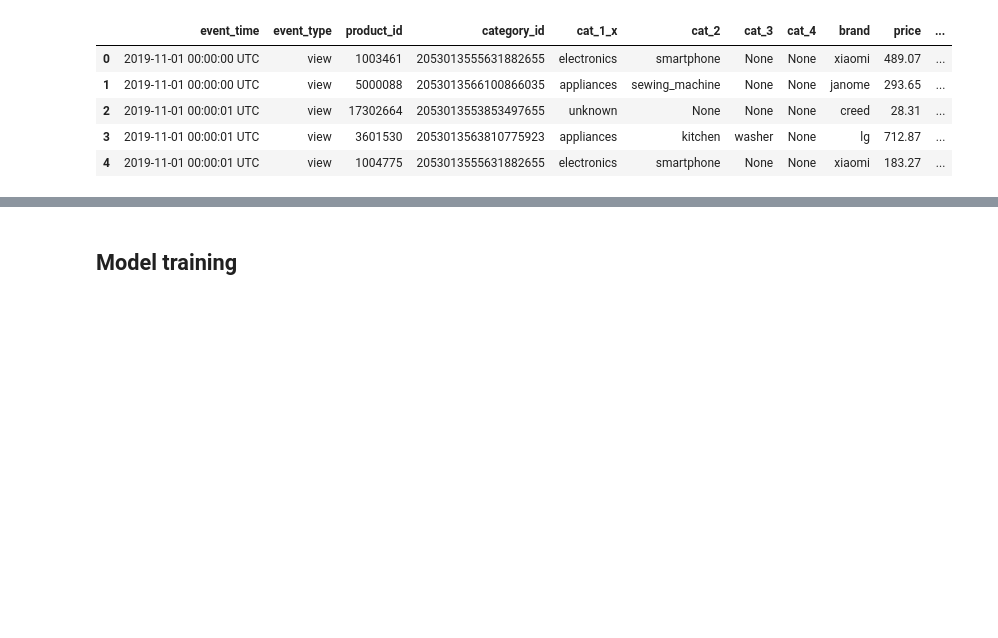
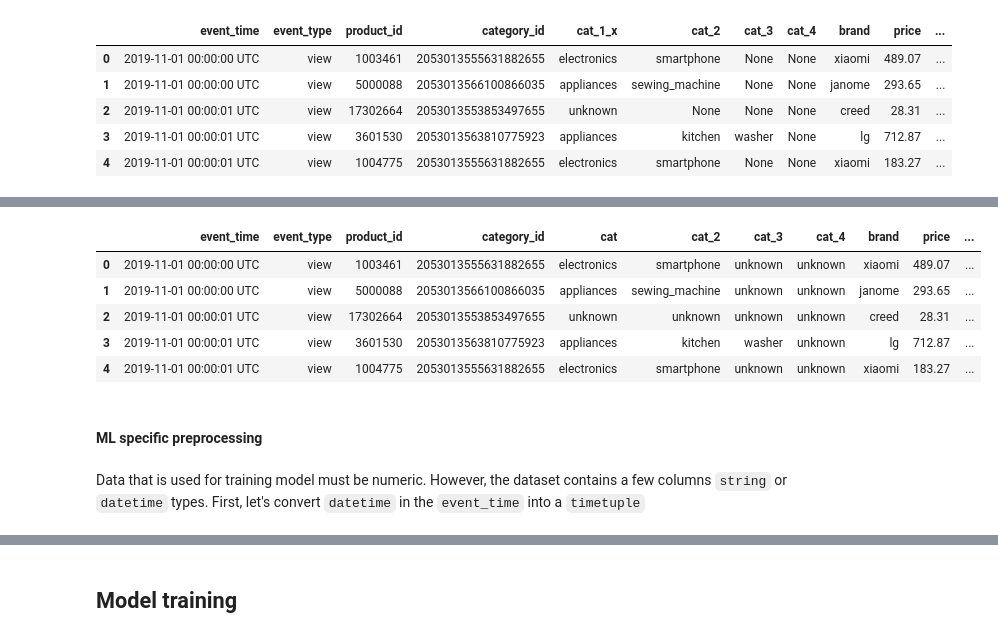
Before and after one commit to Tan--Tan/dlm, a Jupyter notebook: deep_learning.ipynb, the cells around one changed output, grey strips where cells are left out. Saved outputs shown, nothing was run; the diff lists cells and outputs as text; code cells hidden in the pictures; blank space fills up the shorter version.

```diff
--- a/deep_learning.ipynb
+++ b/deep_learning.ipynb
@@ -353,0 +351,17 @@ df.head()
+# %%
+res['cat'] = res['cat'].fillna('unknown')
+res['cat_2'] = res['cat_2'].fillna('unknown')
+res['cat_3'] = res['cat_3'].fillna('unknown')
+res['cat_4'] = res['cat_4'].fillna('unknown')
+res.head()
+# %% [output]
+|  | event_time | event_type | product_id | category_id | cat | cat_2 | cat_3 | cat_4 | brand | price | ... |
+| 0 | 2019-11-01 00:00:00 UTC | view | 1003461 | 2053013555631882655 | electronics | smartphone | unknown | unknown | xiaomi | 489.07 | ... |
+| 1 | 2019-11-01 00:00:00 UTC | view | 5000088 | 2053013566100866035 | appliances | sewing_machine | unknown | unknown | janome | 293.65 | ... |
+| 2 | 2019-11-01 00:00:01 UTC | view | 17302664 | 2053013553853497655 | unknown | unknown | unknown | unknown | creed | 28.31 | ... |
+| 3 | 2019-11-01 00:00:01 UTC | view | 3601530 | 2053013563810775923 | appliances | kitchen | washer | unknown | lg | 712.87 | ... |
+| 4 | 2019-11-01 00:00:01 UTC | view | 1004775 | 2053013555631882655 | electronics | smartphone | unknown | unknown | xiaomi | 183.27 | ... |
+# %% [markdown]
+#### ML specific preprocessing
+# %% [markdown]
+Data that is used for training model must be numeric. However, the dataset contains a few columns `string` or `datetime` types. First, let's convert `datetime` in the `event_time` into a `timetuple`
```
Also changed, not shown: parts of 18 cells of this notebook.
